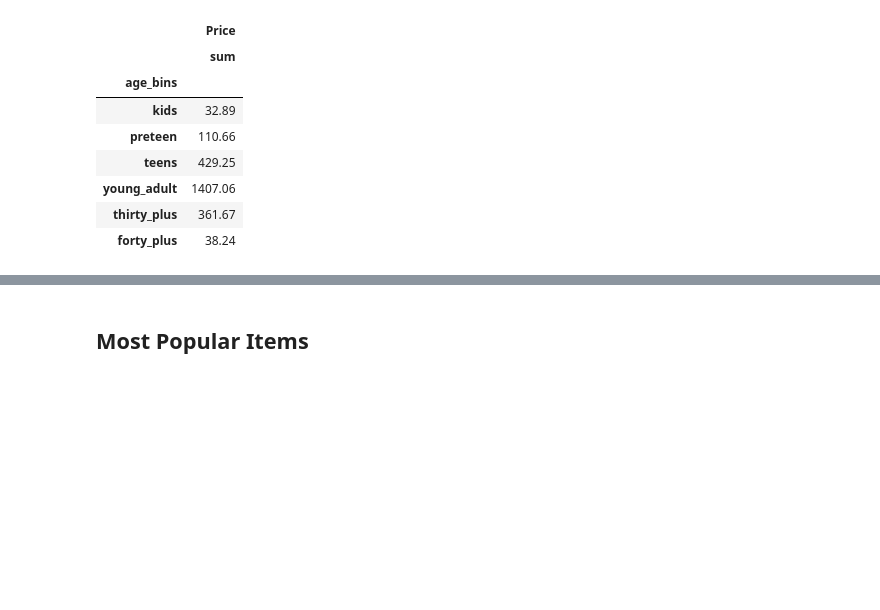
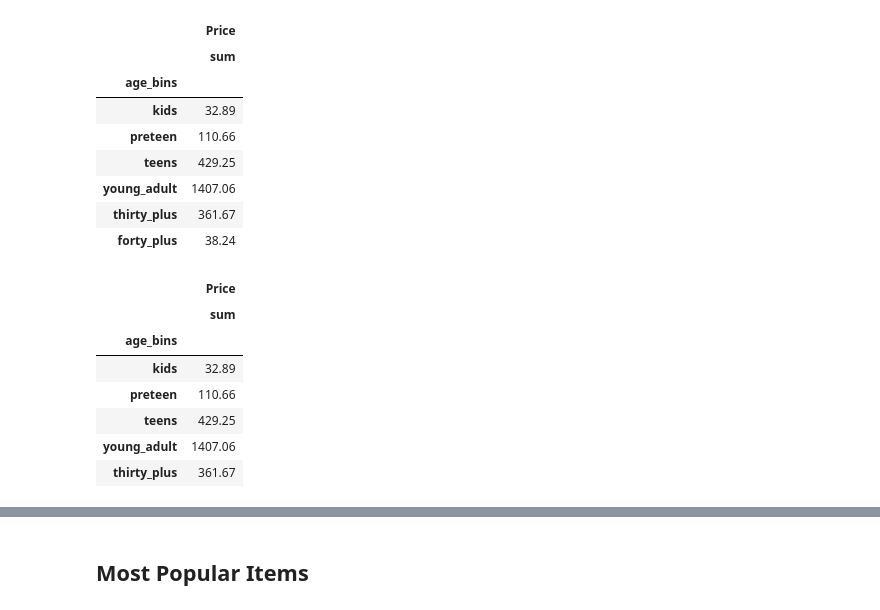
Before and after one commit to garycastle/pandas-challenge, a Jupyter notebook: Heroes of Pymoli/HeroesOfPymoli_starter.ipynb, the cells around one changed output, grey strips where cells are left out. Cells and saved outputs as stored; diff of their text form; code cells hidden in the pictures; blank space fills up the shorter version.

```diff
--- a/Heroes of Pymoli/HeroesOfPymoli_starter.ipynb
+++ b/Heroes of Pymoli/HeroesOfPymoli_starter.ipynb
@@ -249,3 +299,15 @@ top_purch_stats
 | young_adult | 1407.06 |
 | thirty_plus | 361.67 |
 | forty_plus | 38.24 |
+# %%
+purchasedf = pd.DataFrame(top_purch_stats)
+purchasedf.head()
+# %% [output]
+|  | Price |
+|  | sum |
+| age_bins |  |
+| kids | 32.89 |
+| preteen | 110.66 |
+| teens | 429.25 |
+| young_adult | 1407.06 |
+| thirty_plus | 361.67 |
```
Also changed, not shown: parts of 7 cells of this notebook.
